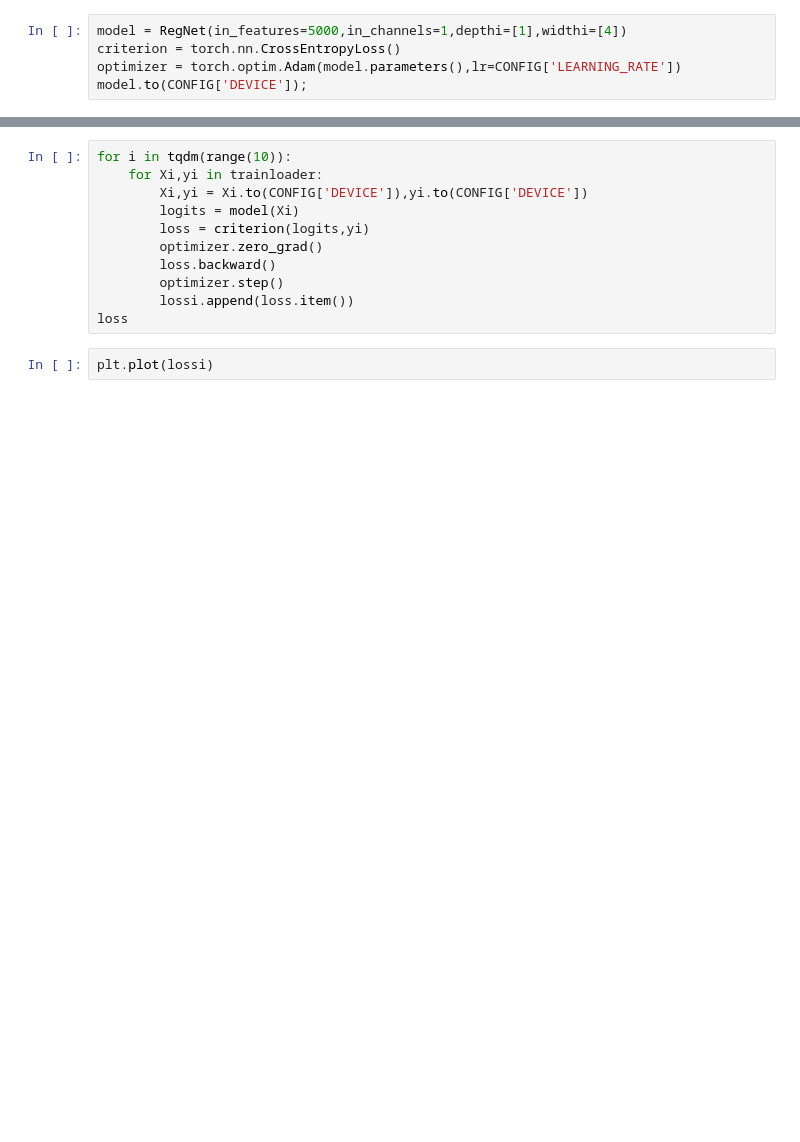
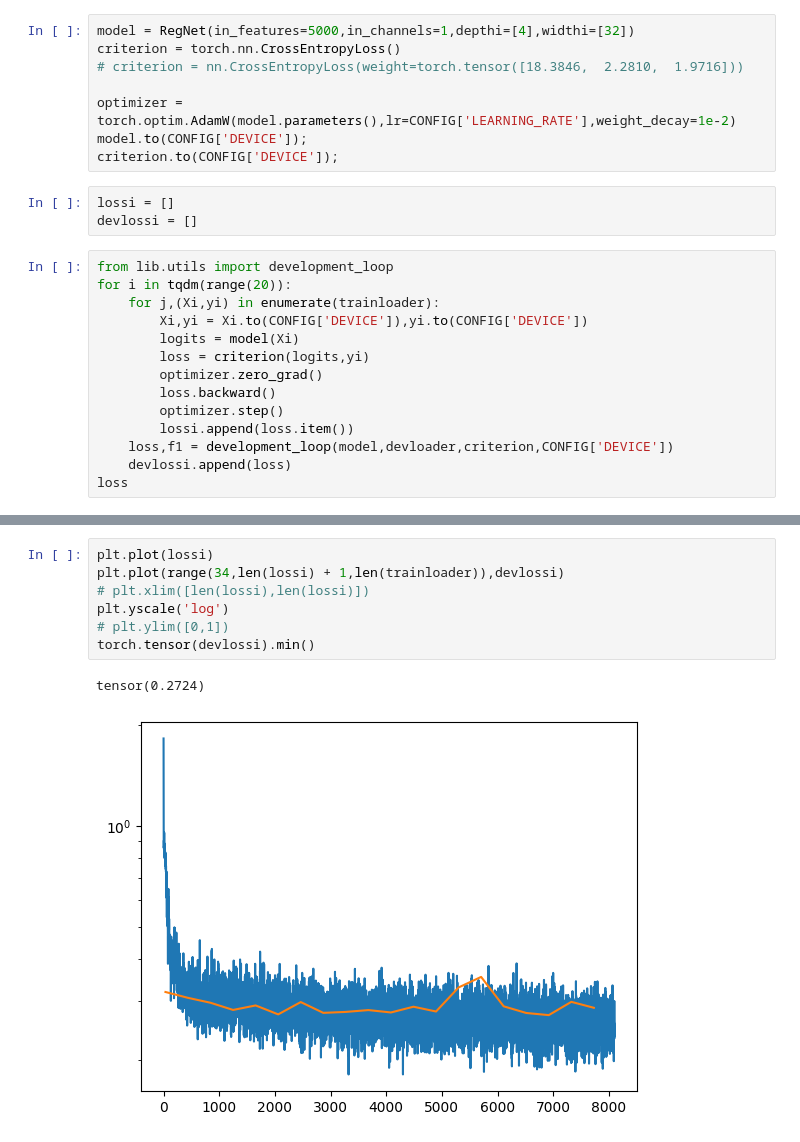
Before and after one commit to smithandrewk/sleep_ml, a Jupyter notebook: prototype_resnet.ipynb, the cells around one changed output, grey strips where cells are left out. Drawn from its saved outputs; the diff is of its cells as text; blank space fills up the shorter version.

```diff
--- a/prototype_resnet.ipynb
+++ b/prototype_resnet.ipynb
@@ -24,5 +24,25 @@ devloader = DataLoader(ConcatDataset([EpochedDataset(idx=idx,condition=condition
 # %%
-model = RegNet(in_features=5000,in_channels=1,depthi=[1],widthi=[4])
+model = RegNet(in_features=5000,in_channels=1,depthi=[4],widthi=[32])
 criterion = torch.nn.CrossEntropyLoss()
-optimizer = torch.optim.Adam(model.parameters(),lr=CONFIG['LEARNING_RATE'])
+# criterion = nn.CrossEntropyLoss(weight=torch.tensor([18.3846,  2.2810,  1.9716]))
+
+optimizer = torch.optim.AdamW(model.parameters(),lr=CONFIG['LEARNING_RATE'],weight_decay=1e-2)
 model.to(CONFIG['DEVICE']);
+criterion.to(CONFIG['DEVICE']);
+# %%
+lossi = []
+devlossi = []
+# %%
+from lib.utils import development_loop
+for i in tqdm(range(20)):
+    for j,(Xi,yi) in enumerate(trainloader):
+        Xi,yi = Xi.to(CONFIG['DEVICE']),yi.to(CONFIG['DEVICE'])
+        logits = model(Xi)
+        loss = criterion(logits,yi)
+        optimizer.zero_grad()
+        loss.backward()
+        optimizer.step()
+        lossi.append(loss.item())
+    loss,f1 = development_loop(model,devloader,criterion,CONFIG['DEVICE'])
+    devlossi.append(loss)
+loss
@@ -31,16 +94,13 @@ lossi = []
-# %%
-for i in tqdm(range(10)):
-    for Xi,yi in trainloader:
-        Xi,yi = Xi.to(CONFIG['DEVICE']),yi.to(CONFIG['DEVICE'])
-        logits = model(Xi)
-        loss = criterion(logits,yi)
-        optimizer.zero_grad()
-        loss.backward()
-        optimizer.step()
-        lossi.append(loss.item())
-loss
-# %%
-plt.plot(lossi)
+# %%
+plt.plot(lossi)
+plt.plot(range(34,len(lossi) + 1,len(trainloader)),devlossi)
+# plt.xlim([len(lossi),len(lossi)])
+plt.yscale('log')
+# plt.ylim([0,1])
+torch.tensor(devlossi).min()
+# %% [output]
+tensor(0.2724)
+[figure, added]
 # %%
 from lib.utils import evaluate
 from sklearn.metrics import ConfusionMatrixDisplay,classification_report
```
Also changed, not shown: parts of 7 cells of this notebook, 7 other files.
